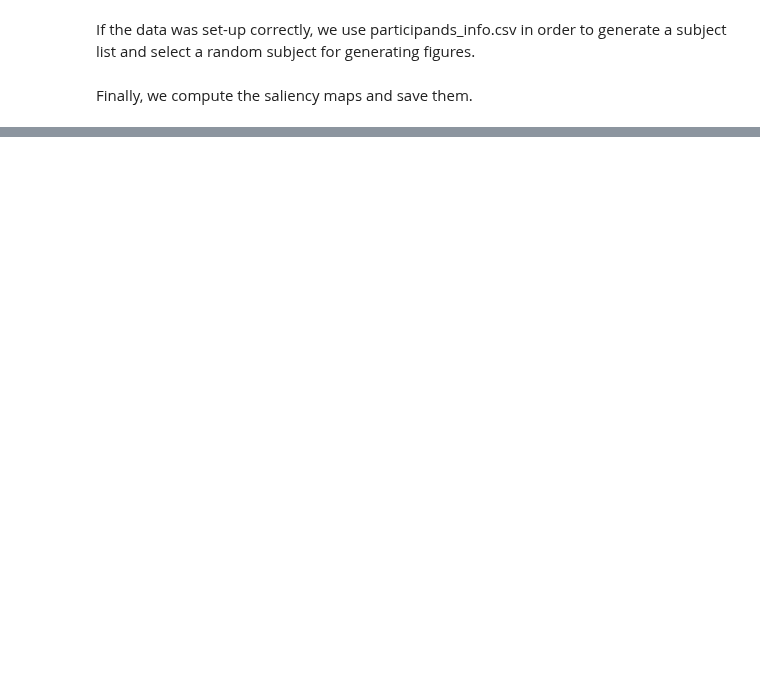
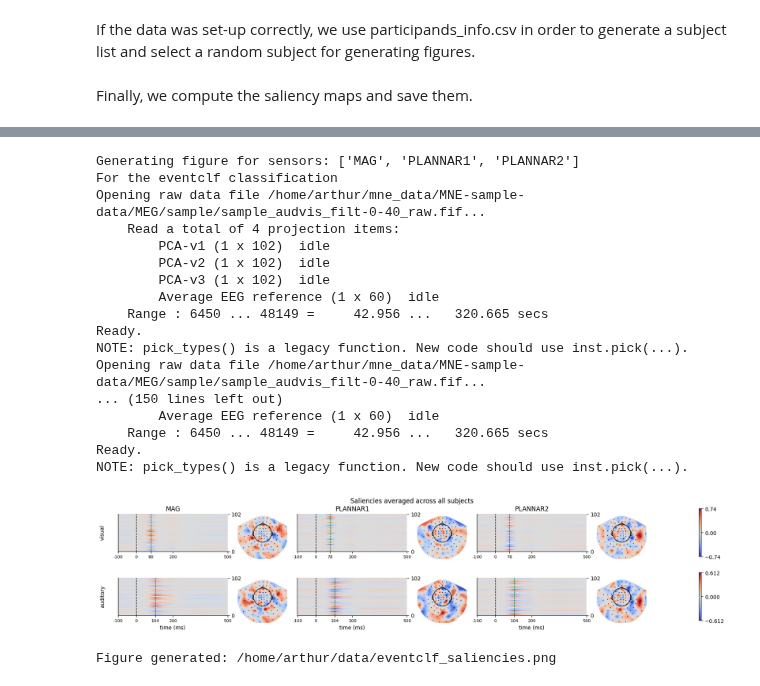
Before and after one commit to arthurdehgan/meegnet, a Jupyter notebook: notebooks/visu_saliency.ipynb, the cells around one changed output, grey strips where cells are left out. Saved outputs shown, nothing was run; the diff lists cells and outputs as text; code cells hidden in the pictures; blank space fills up the shorter version.

Commit message:
added saliencies tuto

```diff
--- a/notebooks/visu_saliency.ipynb
+++ b/notebooks/visu_saliency.ipynb
@@ -45,7 +43,7 @@ Loading the model from pretrained, using the from_pretrained method, can also lo
 seed = 42
 
 # net option can be "meegnet", "eegnet" etc, see documentation
-net_option = meegnet
+net_option = "meegnet"
 
 # name of the model
 name = f"eventclf_{net_option}_{seed}_{n_channels}"
@@ -88,7 +84,7 @@ for sub in subj_list:
             n_subjects=n_subjects,
             n_samples=n_samples,
             sensortype='ALL', # we use MAG GRAD GRAD here
-            lso=true,
+            lso=True,
             random_state=seed,
     )
     dataset.load(save_path, one_sub=sub)
@@ -147,8 +124,8 @@ def get_saliency_data(saliency_dict):
 
 all_saliencies = defaultdict(lambda: defaultdict(lambda: []))
 
-LOG.info(f"Generating figure for sensors: {sensors}")
-LOG.info(f"For the eventclf classification")
+print(f"Generating figure for sensors: {sensors}")
+print(f"For the eventclf classification")
 
 # First load all computed saliencies
 for i, sub in enumerate(subj_list):
@@ -166,7 +143,7 @@ for i, sub in enumerate(subj_list):
                     saliencies = np.load(saliency_file)
                     sub_saliencies[saliency_type][label] = saliencies
                 except IOError:
-                    LOG.warning(f"Error loading {saliency_file}")
+                    logging.warning(f"Error loading {saliency_file}")
                     nofile = True
                     continue
             else:
@@ -196,7 +173,7 @@ for i, sub in enumerate(subj_list):
         out_path = generate_saliency_figure(
             temp,
             info_path=raw_path,
-            save_path=visu_path,
+            save_path=save_path,
             suffix=f"{clf_type}_{sub}_single_trial",
             sensors=sensors,
             title=f"Saliencies for a single trial of subject {sub}",
@@ -204,43 +181,64 @@ for i, sub in enumerate(subj_list):
             cmap=cmap,
             stim_tick=stim_tick,
         )
-        LOG.info(f"Figure generated: {out_path}")
+        print(f"Figure generated: {out_path}")
         temp = {key: np.mean(val, axis=0) for key, val in data_dict.items()}
         out_path = generate_saliency_figure(
             temp,
             info_path=raw_path,
-            save_path=visu_path,
+            save_path=save_path,
             suffix=f"{clf_type}_{sub}_all_trials",
             sensors=sensors,
             title=f"Saliencies for the averaged trials of subject {sub}",
             clf_type=clf_type,
             cmap=cmap,
             stim_tick=stim_tick,
         )
-        logging.info(f"Figure generated: {out_path}")
+        print(f"Figure generated: {out_path}")
     if skip:
         random_subject_idx += 1
         continue
 
 for label in labels:
     for saliency_type in saliency_types:
         if type(all_saliencies[saliency_type][label]) == list:
             all_saliencies[saliency_type][label] = np.array(
                 all_saliencies[saliency_type][label]
             )
 
 data_dict = get_saliency_data(all_saliencies)
 final_dict = {key: np.mean(val, axis=0)[np.newaxis] for key, val in data_dict.items()}
 
 out_path = generate_saliency_figure(
     final_dict,
     info_path=raw_path,
-    save_path=visu_path,
+    save_path=save_path,
     suffix=f"{clf_type}",
     sensors=sensors,
     title=f"Saliencies averaged across all subjects",
     clf_type=clf_type,
     cmap=cmap,
     stim_tick=stim_tick,
+    show=True,
 )
-LOG.info(f"Figure generated: {out_path}")
+print(f"Figure generated: {out_path}")
+# %% [output]
+Generating figure for sensors: ['MAG', 'PLANNAR1', 'PLANNAR2']
+For the eventclf classification
+Opening raw data file /home/arthur/mne_data/MNE-sample-data/MEG/sample/sample_audvis_filt-0-40_raw.fif...
+    Read a total of 4 projection items:
+        PCA-v1 (1 x 102)  idle
+        PCA-v2 (1 x 102)  idle
+        PCA-v3 (1 x 102)  idle
+        Average EEG reference (1 x 60)  idle
+    Range : 6450 ... 48149 =     42.956 ...   320.665 secs
+Ready.
+NOTE: pick_types() is a legacy function. New code should use inst.pick(...).
+Opening raw data file /home/arthur/mne_data/MNE-sample-data/MEG/sample/sample_audvis_filt-0-40_raw.fif...
+... (150 lines left out)
+        Average EEG reference (1 x 60)  idle
+    Range : 6450 ... 48149 =     42.956 ...   320.665 secs
+Ready.
+NOTE: pick_types() is a legacy function. New code should use inst.pick(...).
+[figure, added]
+Figure generated: /home/arthur/data/eventclf_saliencies.png
```
Also changed, not shown: parts of 4 cells of this notebook, 1 other file.
